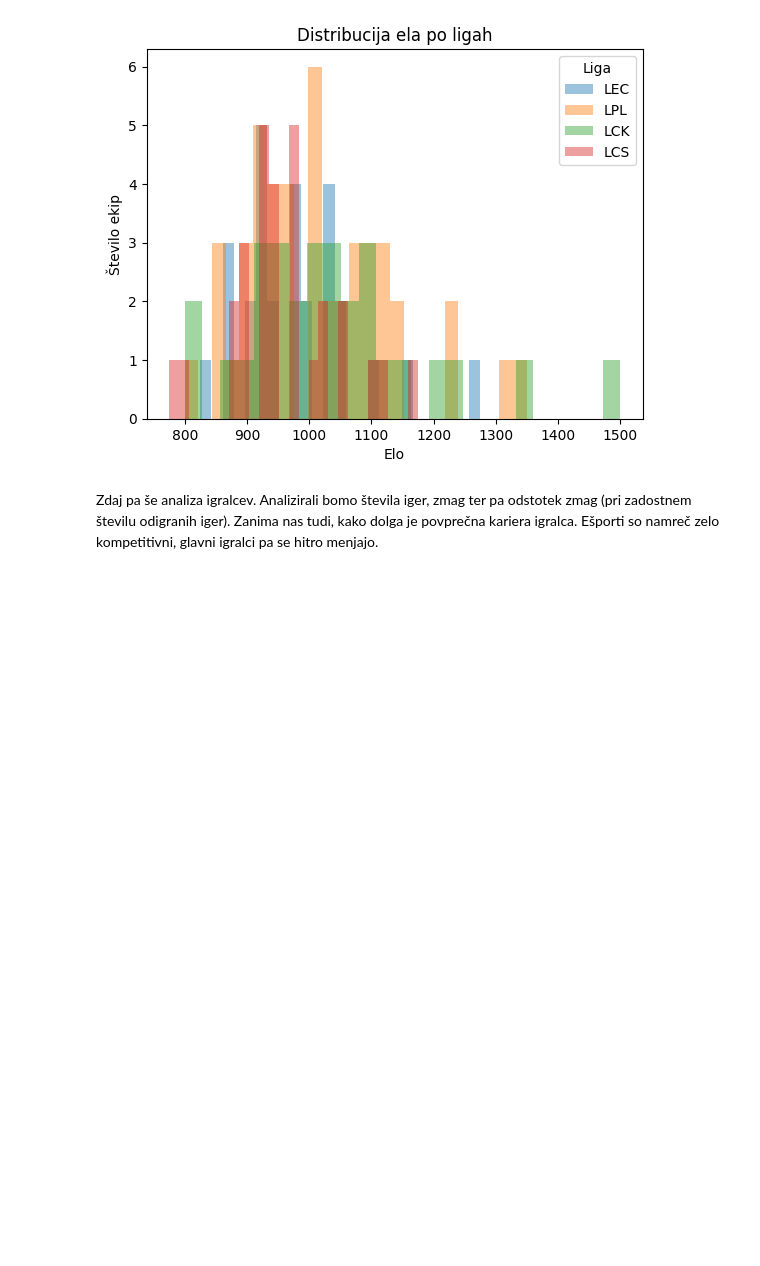
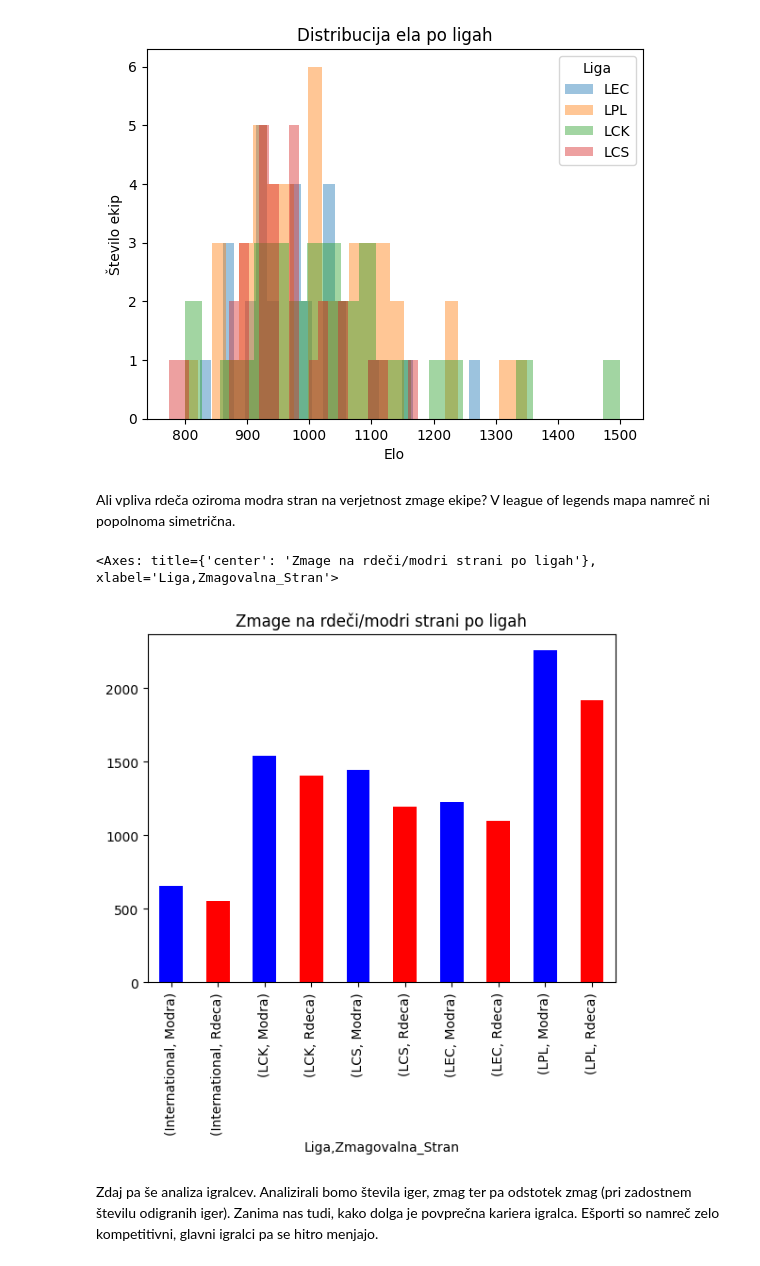
Before and after one commit to matijaderganc/League-of-Legends-Esports-Analysis, a Jupyter notebook: analiza.ipynb, the cells around one changed output. Saved outputs shown, nothing was run; the diff lists cells and outputs as text; code cells hidden in the pictures; blank space fills up the shorter version.

Commit message:
zadnji popravki, kodra/rdeca primerjava

```diff
--- a/analiza.ipynb
+++ b/analiza.ipynb
@@ -293,6 +293,15 @@ povprecje za LPL: 1015.7608695652174
 povprecje za LCK: 1037.9310344827586
 povprecje za LCS: 961.2068965517242
 [figure]
+# %% [markdown]
+Ali vpliva rdeča oziroma modra stran na verjetnost zmage ekipe? V league of legends mapa namreč ni popolnoma simetrična.
+# %%
+igre['Zmagovalna_Stran'] = igre.apply(lambda vrstica : 'Modra' if vrstica['Zmagovalec'] == vrstica['Modra_Stran'] else 'Rdeca', axis = 1)
+rdeca_modra = igre.groupby(['Liga', 'Zmagovalna_Stran']).size()
+rdeca_modra.plot.bar(title = 'Zmage na rdeči/modri strani po ligah', color = ['blue', 'red'])
+# %% [output]
+<Axes: title={'center': 'Zmage na rdeči/modri strani po ligah'}, xlabel='Liga,Zmagovalna_Stran'>
+[figure, added]
 # %% [markdown]
 Zdaj pa še analiza igralcev. Analizirali bomo števila iger, zmag ter pa odstotek zmag (pri zadostnem številu odigranih iger). Zanima nas tudi, kako dolga je povprečna kariera igralca. Ešporti so namreč zelo kompetitivni, glavni igralci pa se hitro menjajo.
 # %%
```
Also changed, not shown: parts of 1 cell of this notebook, 1 other file.
